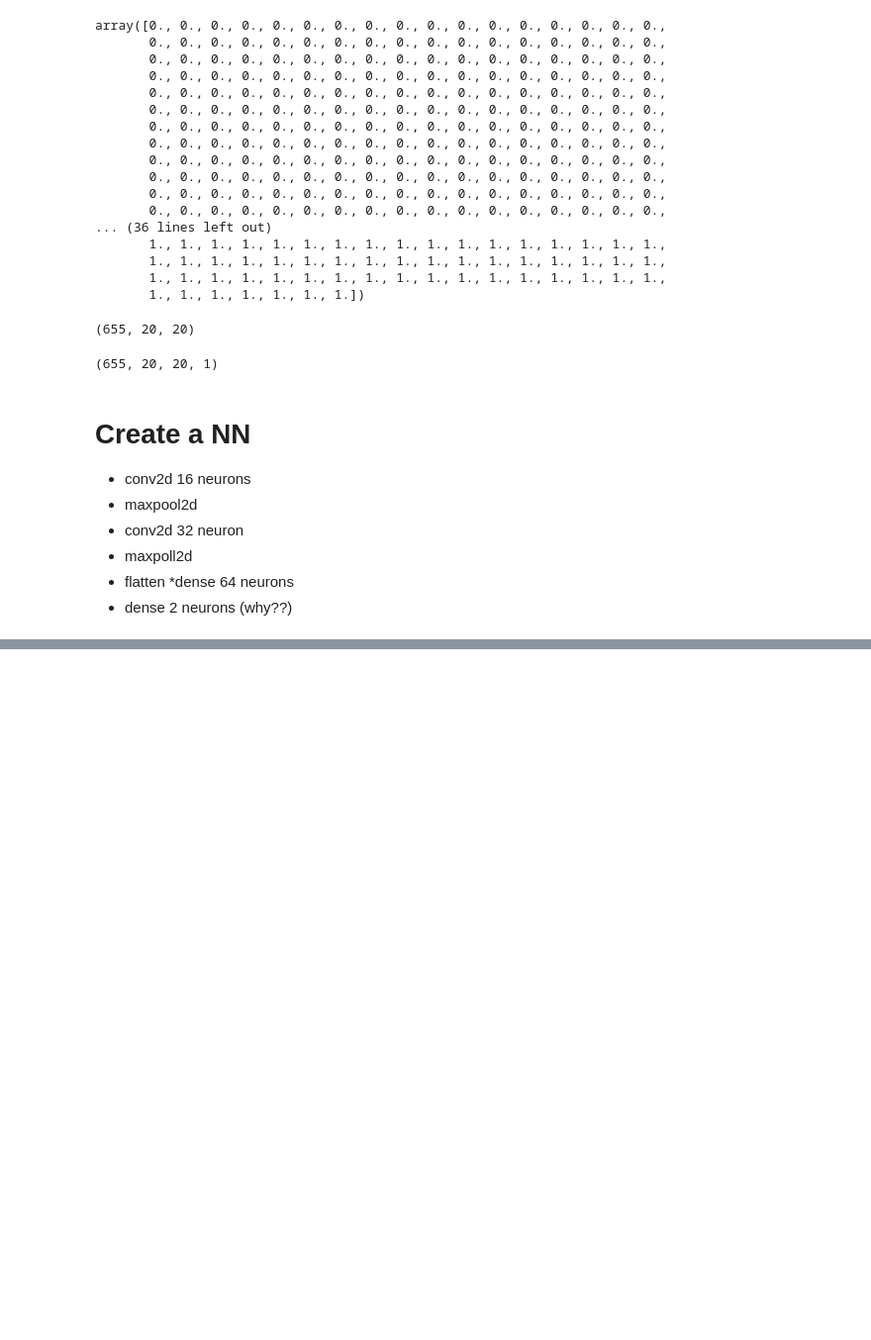
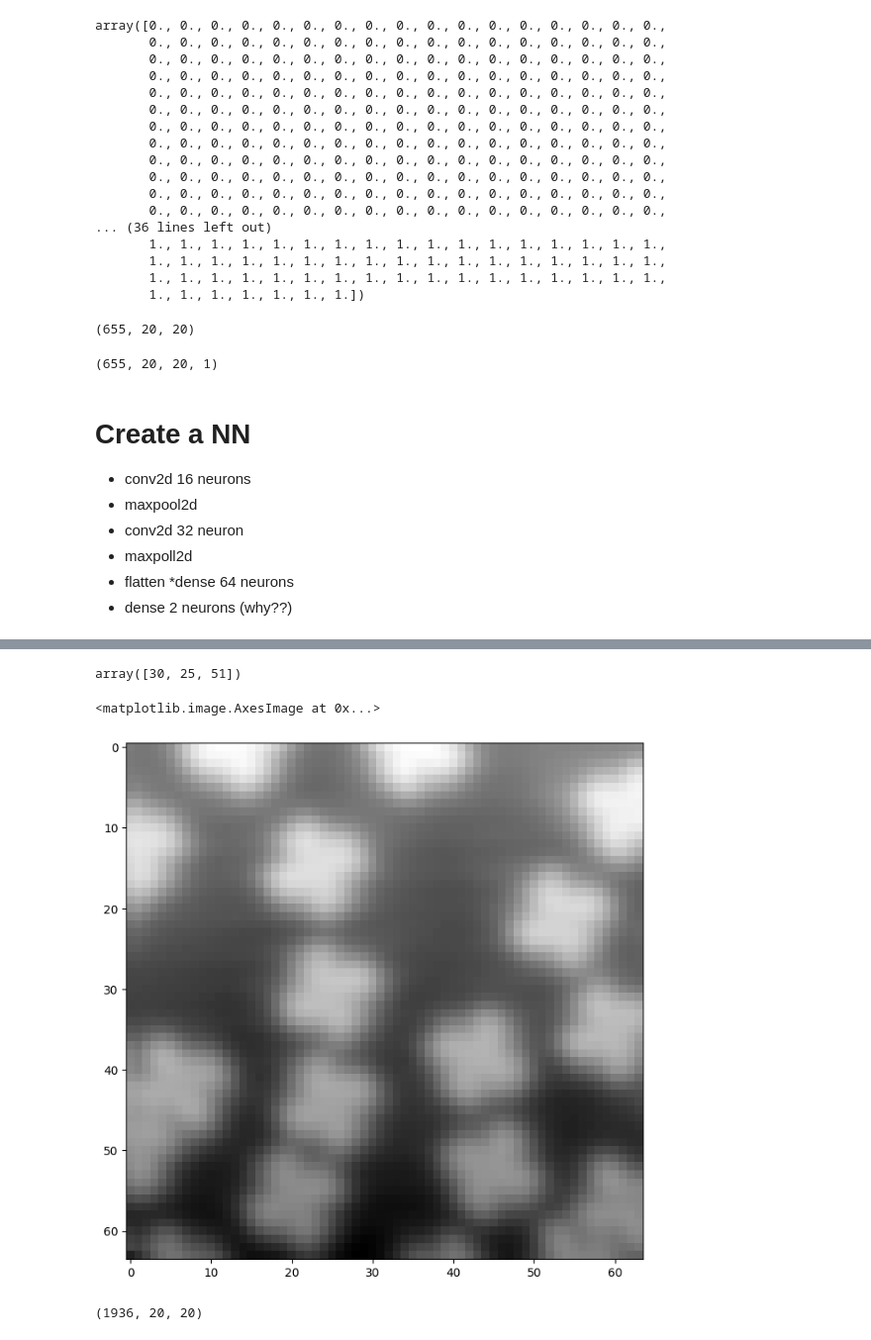
Before and after one commit to RoccoBellusci/MLPNS_RBellusci, a Jupyter notebook: deeplearning.ipynb, the cells around one changed output, grey strips where cells are left out. Shown: that part at 99% size. Saved outputs shown, nothing was run; the diff lists cells and outputs as text; code cells hidden in the pictures; blank space fills up the shorter version.

```diff
--- a/deeplearning.ipynb
+++ b/deeplearning.ipynb
@@ -277,3 +271,12 @@ history.history["val_accuracy"]
  0.9696969985961914,
  0.9696969985961914,
  0.9696969985961914]
+# %%
+pos[0]
+# %% [output]
+array([30, 25, 51])
+# %%
+plt.imshow(norm[51])
+# %% [output]
+<matplotlib.image.AxesImage at 0x...>
+[figure, added]
@@ -279,0 +285,6 @@ history.history["val_accuracy"]
+# %%
+nrow, ncol = img.shape # prendo righe e colonne dell'immagine
+stamps = np.zeros(((nrow - wid * 2) * (ncol - wid * 2), 2 * wid, 2 * wid))
+stamps.shape
+# %% [output]
+(1936, 20, 20)
```
Also changed, not shown: parts of 19 cells of this notebook.
